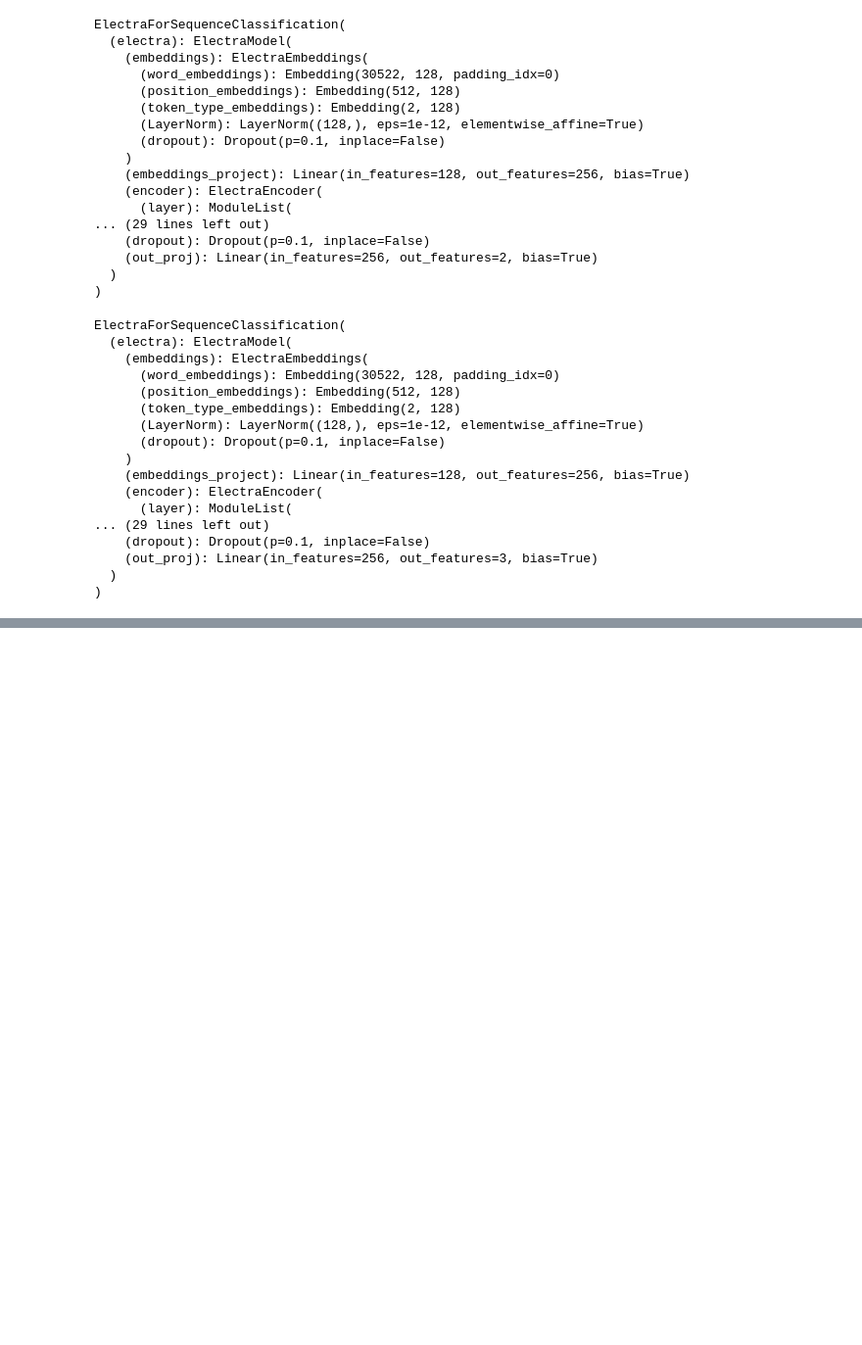
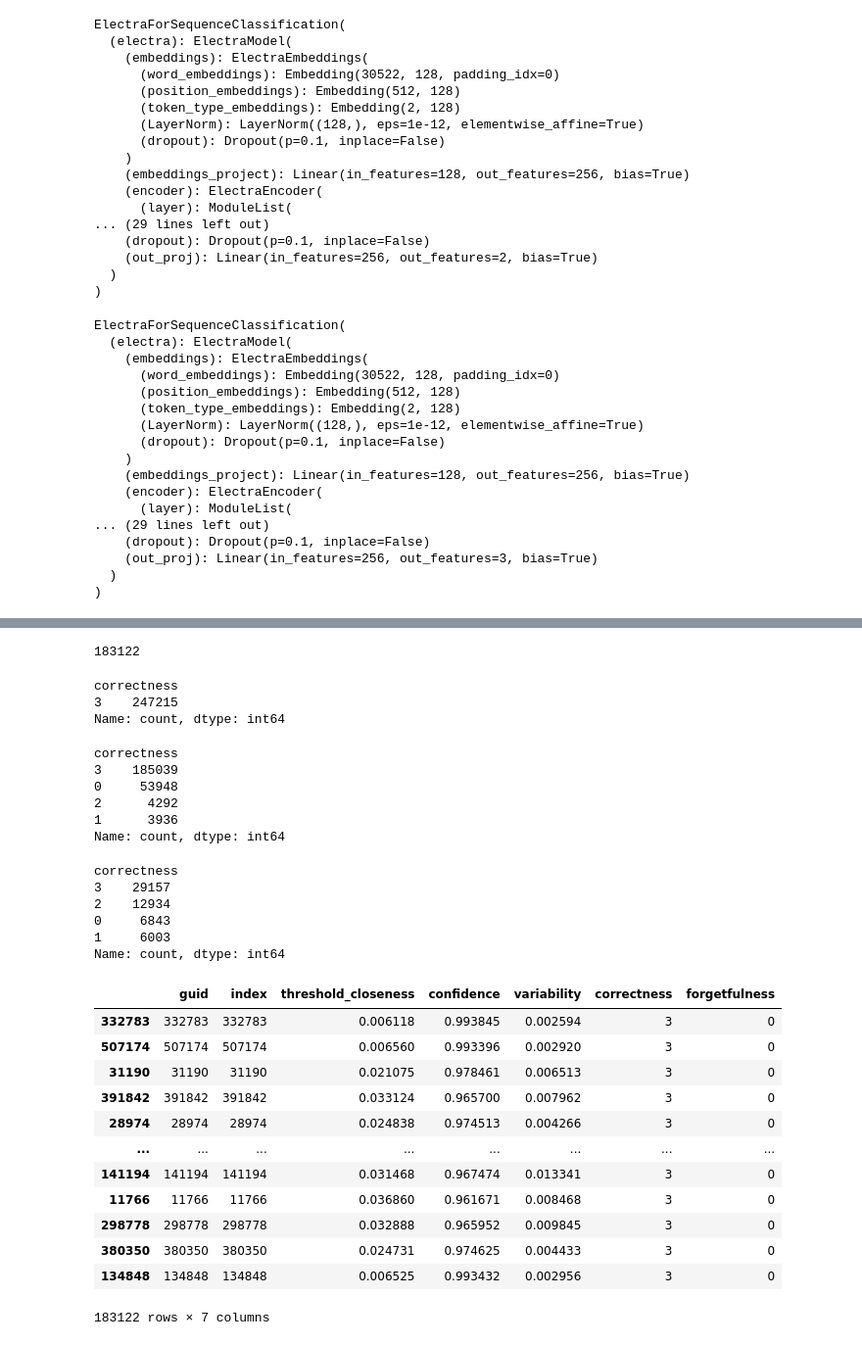
Before and after one commit to veluribharath/nlp-final, a Jupyter notebook: Explore Model Output.ipynb, the cells around one changed output, grey strips where cells are left out. Shown: that part at 98% size. Saved outputs shown, nothing was run; the diff lists cells and outputs as text; code cells hidden in the pictures; blank space fills up the shorter version.

```diff
--- a/Explore Model Output.ipynb
+++ b/Explore Model Output.ipynb
@@ -205,0 +651,5 @@ ElectraForSequenceClassification(
+# %%
+ambiguous_data = td_metrics[(td_metrics['variability']>= td_metrics['variability'].quantile(0.9))
+                            #&(td_metrics['confidence']<= td_metrics['correctness'].quantile(0.8))
+                           ].sort_values(by=['variability'],ascending=False)
+ambiguous_data.head()
@@ -205,0 +667,3 @@ ElectraForSequenceClassification(
+# %%
+non_ambiguous_data = td_metrics[~td_metrics['guid'].isin(ambiguous_data['guid'].unique())].sort_values(by=['confidence'],ascending=False)
+non_ambiguous_data.head()
@@ -205,0 +681,3 @@ ElectraForSequenceClassification(
+# %%
+easy_to_learn_data = non_ambiguous_data.sort_values(by=['confidence','correctness'],ascending=False).head(int(non_ambiguous_data.shape[0]/2))
+hard_to_learn_data = non_ambiguous_data.sort_values(by=['confidence','correctness'],ascending=False).tail(int(non_ambiguous_data.shape[0]/2))
@@ -205,0 +736,29 @@ ElectraForSequenceClassification(
+# %%
+one_third = int(td_metrics.shape[0]/3)
+one_third
+# %% [output]
+183122
+# %%
+easy_to_learn_data['correctness'].value_counts()
+# %% [output]
+correctness
+3    247215
+Name: count, dtype: int64
+# %%
+hard_to_learn_data['correctness'].value_counts()
+# %% [output]
+correctness
+3    185039
+0     53948
+2      4292
+1      3936
+Name: count, dtype: int64
+# %%
+ambiguous_data['correctness'].value_counts()
+# %% [output]
+correctness
+3    29157
+2    12934
+0     6843
+1     6003
+Name: count, dtype: int64
@@ -205,0 +767,16 @@ ElectraForSequenceClassification(
+# %%
+easy_to_learn_data.sample(one_third)
+# %% [output]
+|  | guid | index | threshold_closeness | confidence | variability | correctness | forgetfulness |
+| 332783 | 332783 | 332783 | 0.006118 | 0.993845 | 0.002594 | 3 | 0 |
+| 507174 | 507174 | 507174 | 0.006560 | 0.993396 | 0.002920 | 3 | 0 |
+| 31190 | 31190 | 31190 | 0.021075 | 0.978461 | 0.006513 | 3 | 0 |
+| 391842 | 391842 | 391842 | 0.033124 | 0.965700 | 0.007962 | 3 | 0 |
+| 28974 | 28974 | 28974 | 0.024838 | 0.974513 | 0.004266 | 3 | 0 |
+| ... | ... | ... | ... | ... | ... | ... | ... |
+| 141194 | 141194 | 141194 | 0.031468 | 0.967474 | 0.013341 | 3 | 0 |
+| 11766 | 11766 | 11766 | 0.036860 | 0.961671 | 0.008468 | 3 | 0 |
+| 298778 | 298778 | 298778 | 0.032888 | 0.965952 | 0.009845 | 3 | 0 |
+| 380350 | 380350 | 380350 | 0.024731 | 0.974625 | 0.004433 | 3 | 0 |
+| 134848 | 134848 | 134848 | 0.006525 | 0.993432 | 0.002956 | 3 | 0 |
+183122 rows × 7 columns
```
Also changed, not shown: parts of 83 cells of this notebook, 4 other files.
